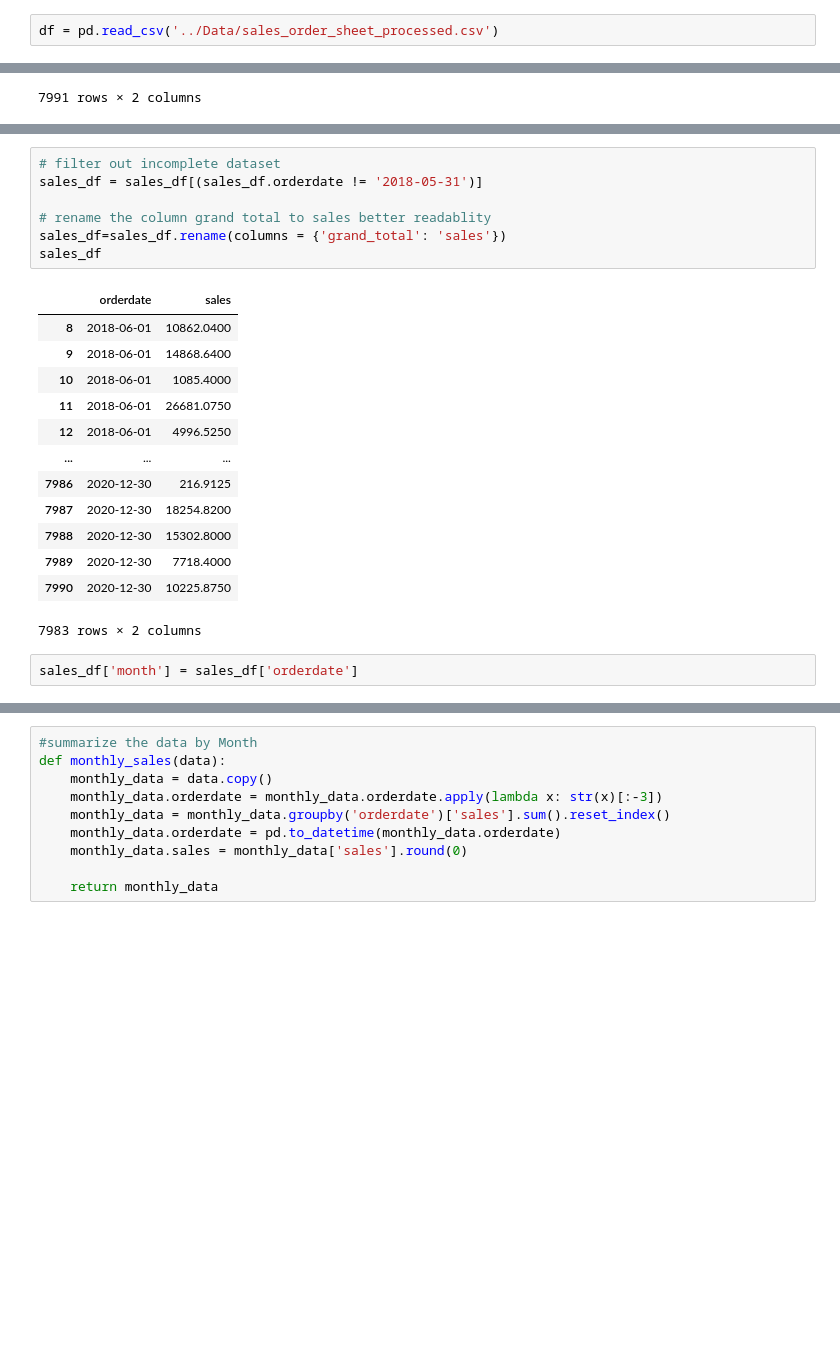
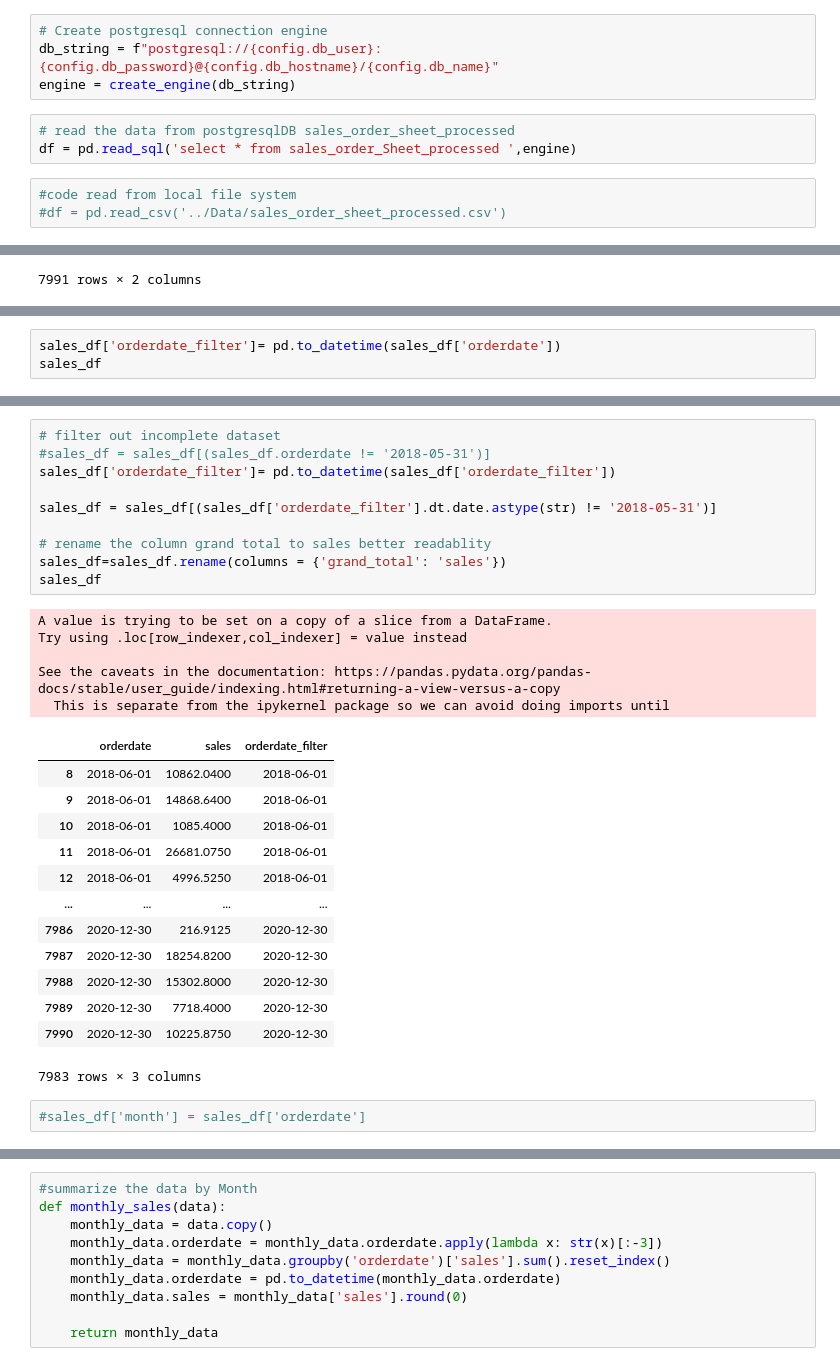
Before and after one commit to shrilaxmihegde/Product_Sales_Analysis, a Jupyter notebook: ML/Sales_Prediction_With_LR_RFC.ipynb, the cells around one changed output, grey strips where cells are left out. Saved outputs shown, nothing was run; the diff lists cells and outputs as text; blank space fills up the shorter version.

```diff
--- a/ML/Sales_Prediction_With_LR_RFC.ipynb
+++ b/ML/Sales_Prediction_With_LR_RFC.ipynb
@@ -6,5 +12,13 @@ from sklearn.linear_model import LinearRegression
+# %%
+# Create postgresql connection engine
+db_string = f"postgresql://{config.db_user}:{config.db_password}@{config.db_hostname}/{config.db_name}"
+engine = create_engine(db_string)
+# %%
+# read the data from postgresqlDB sales_order_sheet_processed
+df = pd.read_sql('select * from sales_order_Sheet_processed ',engine)
 # %%
-df = pd.read_csv('../Data/sales_order_sheet_processed.csv')
+#code read from local file system
+#df = pd.read_csv('../Data/sales_order_sheet_processed.csv')
 # %%
 df.head()
 # %% [output]
@@ -34,0 +55,3 @@ sales_df
+# %%
+sales_df['orderdate_filter']= pd.to_datetime(sales_df['orderdate'])
+sales_df
@@ -35,23 +77,31 @@ sales_df
 # %%
 # filter out incomplete dataset
-sales_df = sales_df[(sales_df.orderdate != '2018-05-31')]
+#sales_df = sales_df[(sales_df.orderdate != '2018-05-31')]
+sales_df['orderdate_filter']= pd.to_datetime(sales_df['orderdate_filter'])
+
+sales_df = sales_df[(sales_df['orderdate_filter'].dt.date.astype(str) != '2018-05-31')]
 
 # rename the column grand total to sales better readablity
 sales_df=sales_df.rename(columns = {'grand_total': 'sales'})
 sales_df
 # %% [output]
+A value is trying to be set on a copy of a slice from a DataFrame.
+Try using .loc[row_indexer,col_indexer] = value instead
+
+See the caveats in the documentation: https://pandas.pydata.org/pandas-docs/stable/user_guide/indexing.html#returning-a-view-versus-a-copy
+  This is separate from the ipykernel package so we can avoid doing imports until
-|  | orderdate | sales |
-| 8 | 2018-06-01 | 10862.0400 |
-| 9 | 2018-06-01 | 14868.6400 |
-| 10 | 2018-06-01 | 1085.4000 |
-| 11 | 2018-06-01 | 26681.0750 |
-| 12 | 2018-06-01 | 4996.5250 |
-| ... | ... | ... |
-| 7986 | 2020-12-30 | 216.9125 |
-| 7987 | 2020-12-30 | 18254.8200 |
-| 7988 | 2020-12-30 | 15302.8000 |
-| 7989 | 2020-12-30 | 7718.4000 |
-| 7990 | 2020-12-30 | 10225.8750 |
+|  | orderdate | sales | orderdate_filter |
+| 8 | 2018-06-01 | 10862.0400 | 2018-06-01 |
+| 9 | 2018-06-01 | 14868.6400 | 2018-06-01 |
+| 10 | 2018-06-01 | 1085.4000 | 2018-06-01 |
+| 11 | 2018-06-01 | 26681.0750 | 2018-06-01 |
+| 12 | 2018-06-01 | 4996.5250 | 2018-06-01 |
+| ... | ... | ... | ... |
+| 7986 | 2020-12-30 | 216.9125 | 2020-12-30 |
+| 7987 | 2020-12-30 | 18254.8200 | 2020-12-30 |
+| 7988 | 2020-12-30 | 15302.8000 | 2020-12-30 |
+| 7989 | 2020-12-30 | 7718.4000 | 2020-12-30 |
+| 7990 | 2020-12-30 | 10225.8750 | 2020-12-30 |
-7983 rows × 2 columns
+7983 rows × 3 columns
 # %%
-sales_df['month'] = sales_df['orderdate']
+#sales_df['month'] = sales_df['orderdate']
```
Also changed, not shown: parts of 5 cells of this notebook, 2 other files.
